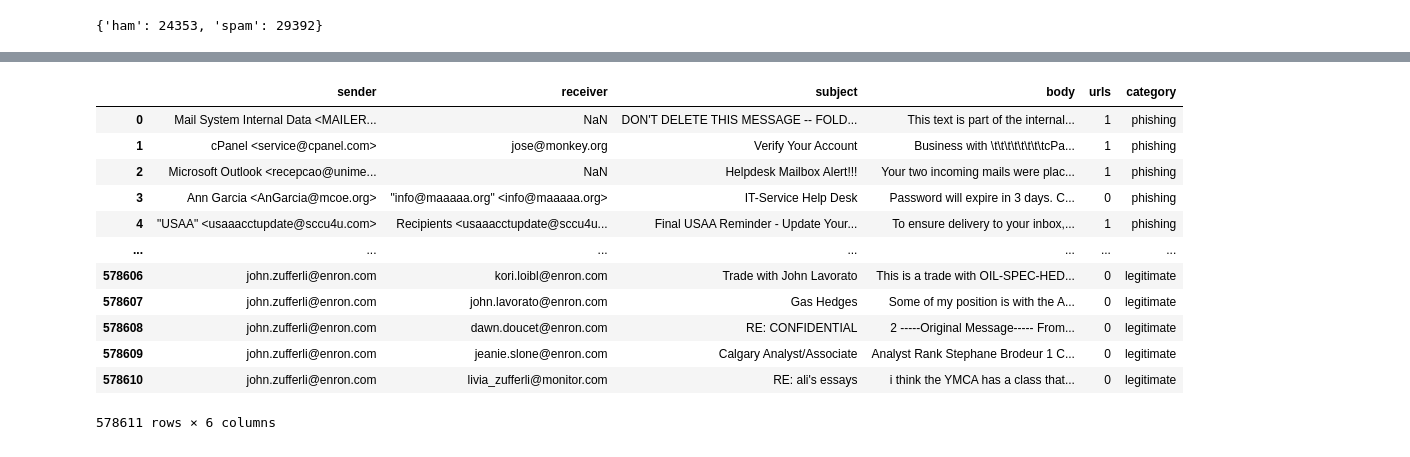
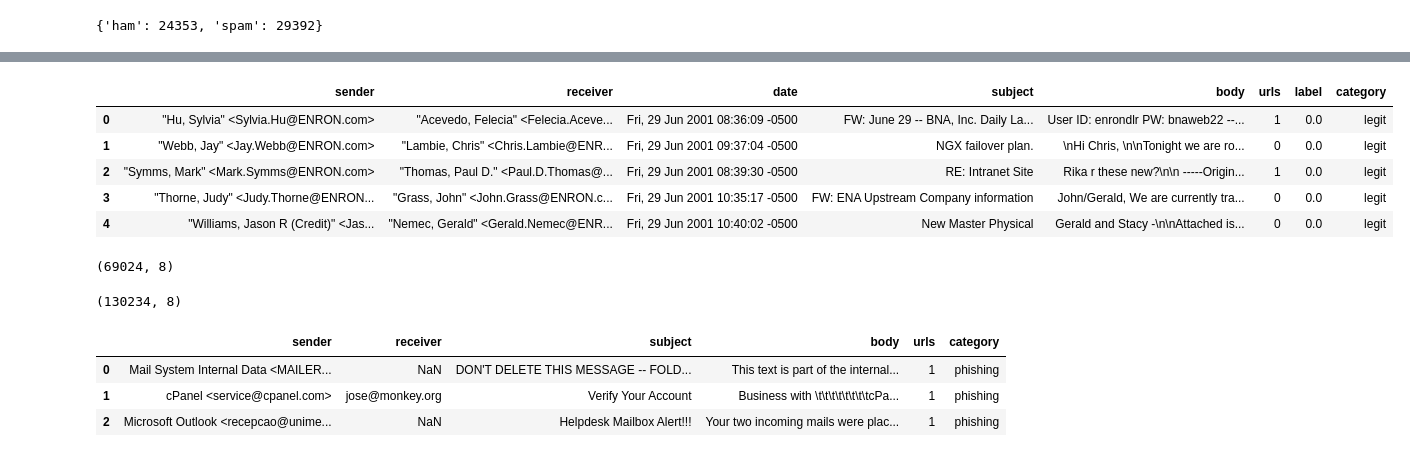
Before and after one commit to yuanditang/Spam_Email_Detection, a Jupyter notebook: notebooks/Preprocess_v2.ipynb, the cells around one changed output, grey strips where cells are left out. Drawn from its saved outputs; the diff is of its cells as text; code cells hidden in the pictures.

```diff
--- a/notebooks/Preprocess_v2.ipynb
+++ b/notebooks/Preprocess_v2.ipynb
@@ -197,3 +143,9 @@ df_enron_clean.shape
+# %%
+df_nazario_safe = df_nazario[df_nazario['label'] == 0].copy()
+df_nigerian_safe = df_nigerian[df_nigerian['label'] == 0].copy()
+df_trec_05_safe = df_trec_05[df_trec_05['label'] == 0].copy()
+df_trec_06_safe = df_trec_06[df_trec_06['label'] == 0].copy()
+df_trec_07_safe = df_trec_07[df_trec_07['label'] == 0].copy()
 # %%
 df_nazario = df_nazario[df_nazario['label'] == 1].copy()
 df_nigerian = df_nigerian[df_nigerian['label'] == 1].copy()
@@ -238,16 +160,0 @@ combined_df.drop(columns=[c for c in cols_to_drop if c in combined_df.columns],
-# %%
-combined_df
-# %% [output]
-|  | sender | receiver | subject | body | urls | category |
-| 0 | Mail System Internal Data <MAILER... | NaN | DON'T DELETE THIS MESSAGE -- FOLD... | This text is part of the internal... | 1 | phishing |
-| 1 | cPanel <service@cpanel.com> | jose@monkey.org | Verify Your Account | Business with \t\t\t\t\t\t\t\tcPa... | 1 | phishing |
-| 2 | Microsoft Outlook <recepcao@unime... | NaN | Helpdesk Mailbox Alert!!! | Your two incoming mails were plac... | 1 | phishing |
-| 3 | Ann Garcia <AnGarcia@mcoe.org> | "info@maaaaa.org" <info@maaaaa.org> | IT-Service Help Desk | Password will expire in 3 days. C... | 0 | phishing |
-| 4 | "USAA" <usaaacctupdate@sccu4u.com> | Recipients <usaaacctupdate@sccu4u... | Final USAA Reminder - Update Your... | To ensure delivery to your inbox,... | 1 | phishing |
-| ... | ... | ... | ... | ... | ... | ... |
-| 578606 | john.zufferli@enron.com | kori.loibl@enron.com | Trade with John Lavorato | This is a trade with OIL-SPEC-HED... | 0 | legitimate |
-| 578607 | john.zufferli@enron.com | john.lavorato@enron.com | Gas Hedges | Some of my position is with the A... | 0 | legitimate |
-| 578608 | john.zufferli@enron.com | dawn.doucet@enron.com | RE: CONFIDENTIAL | 2 -----Original Message----- From... | 0 | legitimate |
-| 578609 | john.zufferli@enron.com | jeanie.slone@enron.com | Calgary Analyst/Associate | Analyst Rank Stephane Brodeur 1 C... | 0 | legitimate |
-| 578610 | john.zufferli@enron.com | livia_zufferli@monitor.com | RE: ali's essays | i think the YMCA has a class that... | 0 | legitimate |
-578611 rows × 6 columns
@@ -255,0 +161,23 @@ combined_df.to_csv('combined_df.csv', index=False)
+# %%
+safe_df = pd.concat([
+    df_nazario_safe,
+    df_nigerian_safe,
+    df_trec_05_safe,
+    df_trec_06_safe,
+    df_trec_07_safe,
+], ignore_index=True)
+# %%
+safe_df['category'] = 'legit'
+# %%
+safe_df.head(5)
+# %% [output]
+|  | sender | receiver | date | subject | body | urls | label | category |
+| 0 | "Hu, Sylvia" <Sylvia.Hu@ENRON.com> | "Acevedo, Felecia" <Felecia.Aceve... | Fri, 29 Jun 2001 08:36:09 -0500 | FW: June 29 -- BNA, Inc. Daily La... | User ID: enrondlr PW: bnaweb22 --... | 1 | 0.0 | legit |
+| 1 | "Webb, Jay" <Jay.Webb@ENRON.com> | "Lambie, Chris" <Chris.Lambie@ENR... | Fri, 29 Jun 2001 09:37:04 -0500 | NGX failover plan. | \nHi Chris, \n\nTonight we are ro... | 0 | 0.0 | legit |
+| 2 | "Symms, Mark" <Mark.Symms@ENRON.com> | "Thomas, Paul D." <Paul.D.Thomas@... | Fri, 29 Jun 2001 08:39:30 -0500 | RE: Intranet Site | Rika r these new?\n\n -----Origin... | 1 | 0.0 | legit |
+| 3 | "Thorne, Judy" <Judy.Thorne@ENRON... | "Grass, John" <John.Grass@ENRON.c... | Fri, 29 Jun 2001 10:35:17 -0500 | FW: ENA Upstream Company information | John/Gerald, We are currently tra... | 0 | 0.0 | legit |
+| 4 | "Williams, Jason R (Credit)" <Jas... | "Nemec, Gerald" <Gerald.Nemec@ENR... | Fri, 29 Jun 2001 10:40:02 -0500 | New Master Physical | Gerald and Stacy -\n\nAttached is... | 0 | 0.0 | legit |
+# %%
+safe_df.shape
+# %% [output]
+(69024, 8)
@@ -255,0 +193,4 @@ combined_df.to_csv('combined_df.csv', index=False)
+# %%
+df_combined.shape
+# %% [output]
+(130234, 8)
@@ -255,0 +199,7 @@ combined_df.to_csv('combined_df.csv', index=False)
+# %%
+df_combined.head(3)
+# %% [output]
+|  | sender | receiver | subject | body | urls | category |
+| 0 | Mail System Internal Data <MAILER... | NaN | DON'T DELETE THIS MESSAGE -- FOLD... | This text is part of the internal... | 1 | phishing |
+| 1 | cPanel <service@cpanel.com> | jose@monkey.org | Verify Your Account | Business with \t\t\t\t\t\t\t\tcPa... | 1 | phishing |
+| 2 | Microsoft Outlook <recepcao@unime... | NaN | Helpdesk Mailbox Alert!!! | Your two incoming mails were plac... | 1 | phishing |
```
Also changed, not shown: parts of 15 cells of this notebook, 2 other files.
